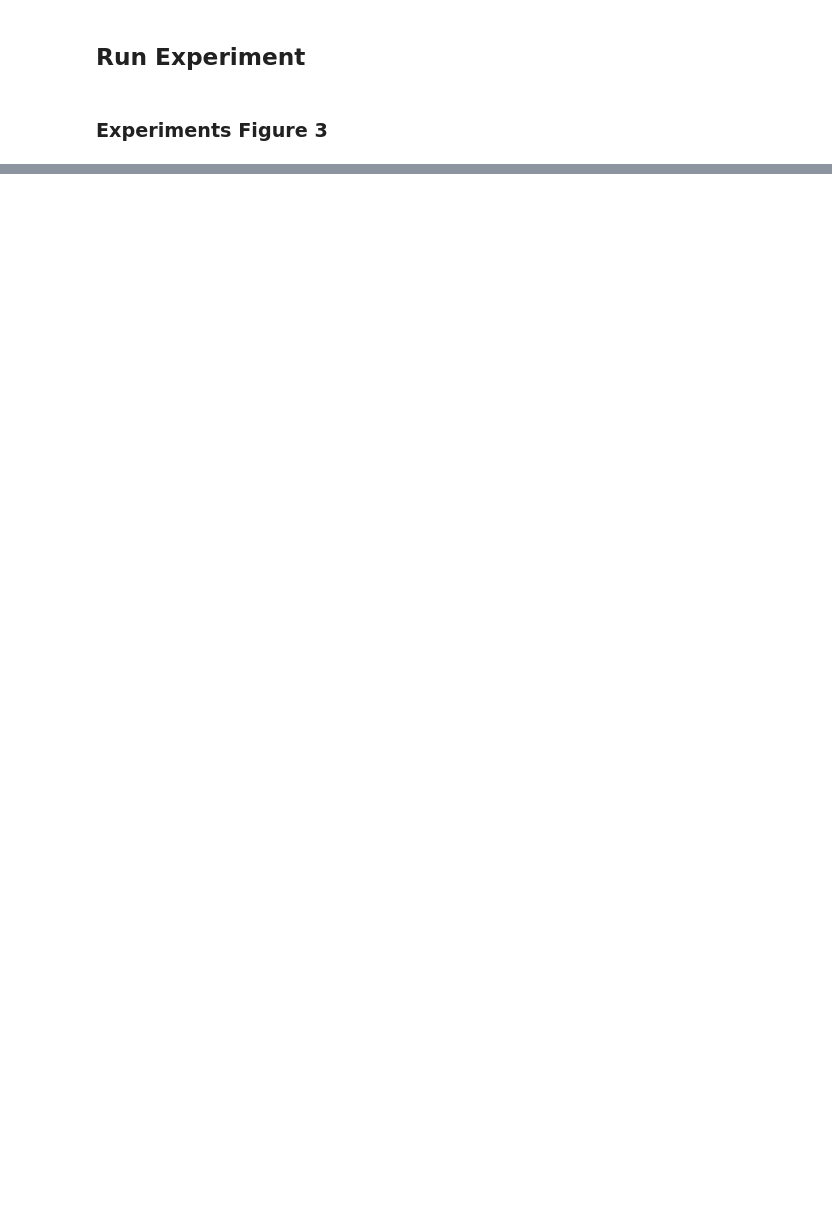
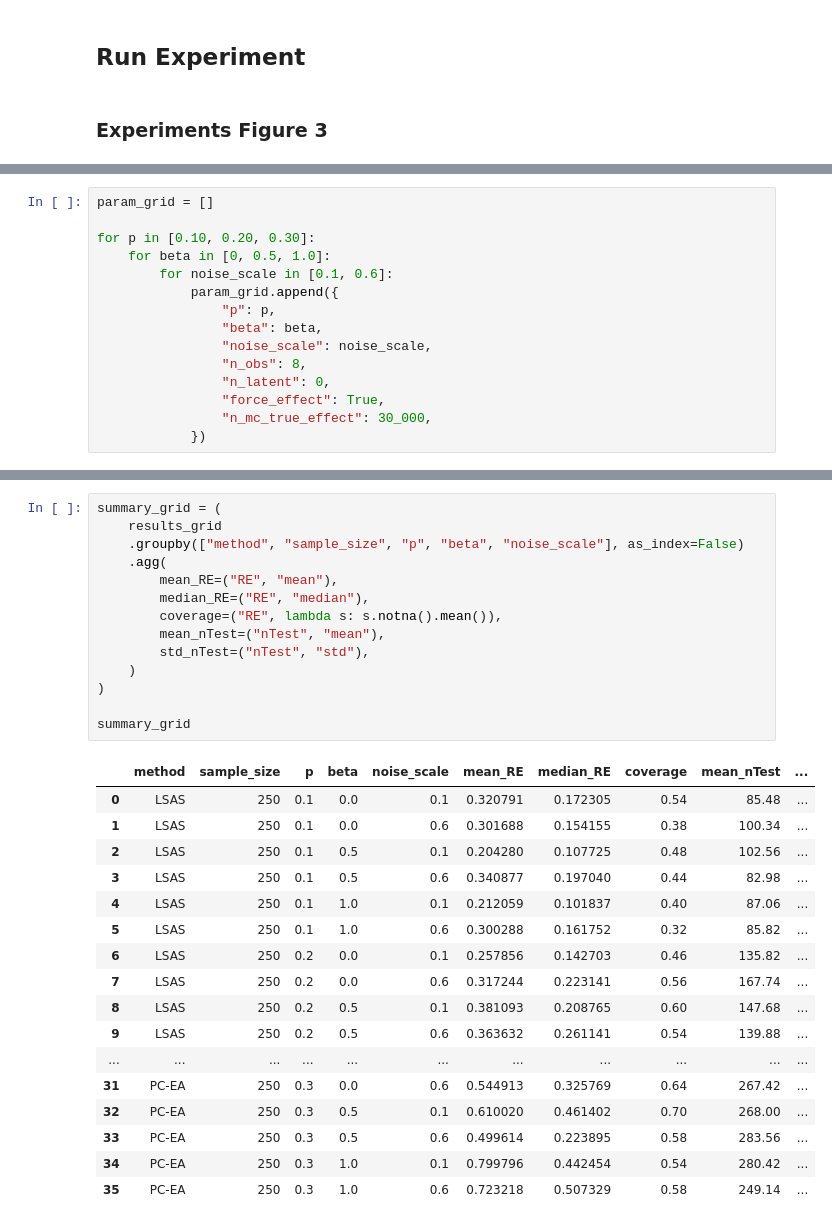
Before and after one commit to fritzwue/LPC-ID, a Jupyter notebook: ea_pc_nl.ipynb, the cells around one changed output, grey strips where cells are left out. Cells and saved outputs as stored; diff of their text form; blank space fills up the shorter version.

```diff
--- a/ea_pc_nl.ipynb
+++ b/ea_pc_nl.ipynb
@@ -1292,0 +1444,15 @@ plt.show()
+# %%
+param_grid = []
+
+for p in [0.10, 0.20, 0.30]:
+    for beta in [0, 0.5, 1.0]:
+        for noise_scale in [0.1, 0.6]:
+            param_grid.append({
+                "p": p,
+                "beta": beta,
+                "noise_scale": noise_scale,
+                "n_obs": 8,
+                "n_latent": 0,
+                "force_effect": True,
+                "n_mc_true_effect": 30_000,
+            })
@@ -1292,0 +1522,32 @@ plt.show()
+# %%
+summary_grid = (
+    results_grid
+    .groupby(["method", "sample_size", "p", "beta", "noise_scale"], as_index=False)
+    .agg(
+        mean_RE=("RE", "mean"),
+        median_RE=("RE", "median"),
+        coverage=("RE", lambda s: s.notna().mean()),
+        mean_nTest=("nTest", "mean"),
+        std_nTest=("nTest", "std"),
+    )
+)
+
+summary_grid
+# %% [output]
+|  | method | sample_size | p | beta | noise_scale | mean_RE | median_RE | coverage | mean_nTest | ... |
+| 0 | LSAS | 250 | 0.1 | 0.0 | 0.1 | 0.320791 | 0.172305 | 0.54 | 85.48 | ... |
+| 1 | LSAS | 250 | 0.1 | 0.0 | 0.6 | 0.301688 | 0.154155 | 0.38 | 100.34 | ... |
+| 2 | LSAS | 250 | 0.1 | 0.5 | 0.1 | 0.204280 | 0.107725 | 0.48 | 102.56 | ... |
+| 3 | LSAS | 250 | 0.1 | 0.5 | 0.6 | 0.340877 | 0.197040 | 0.44 | 82.98 | ... |
+| 4 | LSAS | 250 | 0.1 | 1.0 | 0.1 | 0.212059 | 0.101837 | 0.40 | 87.06 | ... |
+| 5 | LSAS | 250 | 0.1 | 1.0 | 0.6 | 0.300288 | 0.161752 | 0.32 | 85.82 | ... |
+| 6 | LSAS | 250 | 0.2 | 0.0 | 0.1 | 0.257856 | 0.142703 | 0.46 | 135.82 | ... |
+| 7 | LSAS | 250 | 0.2 | 0.0 | 0.6 | 0.317244 | 0.223141 | 0.56 | 167.74 | ... |
+| 8 | LSAS | 250 | 0.2 | 0.5 | 0.1 | 0.381093 | 0.208765 | 0.60 | 147.68 | ... |
+| 9 | LSAS | 250 | 0.2 | 0.5 | 0.6 | 0.363632 | 0.261141 | 0.54 | 139.88 | ... |
+| ... | ... | ... | ... | ... | ... | ... | ... | ... | ... | ... |
+| 31 | PC-EA | 250 | 0.3 | 0.0 | 0.6 | 0.544913 | 0.325769 | 0.64 | 267.42 | ... |
+| 32 | PC-EA | 250 | 0.3 | 0.5 | 0.1 | 0.610020 | 0.461402 | 0.70 | 268.00 | ... |
+| 33 | PC-EA | 250 | 0.3 | 0.5 | 0.6 | 0.499614 | 0.223895 | 0.58 | 283.56 | ... |
+| 34 | PC-EA | 250 | 0.3 | 1.0 | 0.1 | 0.799796 | 0.442454 | 0.54 | 280.42 | ... |
+| 35 | PC-EA | 250 | 0.3 | 1.0 | 0.6 | 0.723218 | 0.507329 | 0.58 | 249.14 | ... |
```
Also changed, not shown: parts of 26 cells of this notebook, 1 other file.
